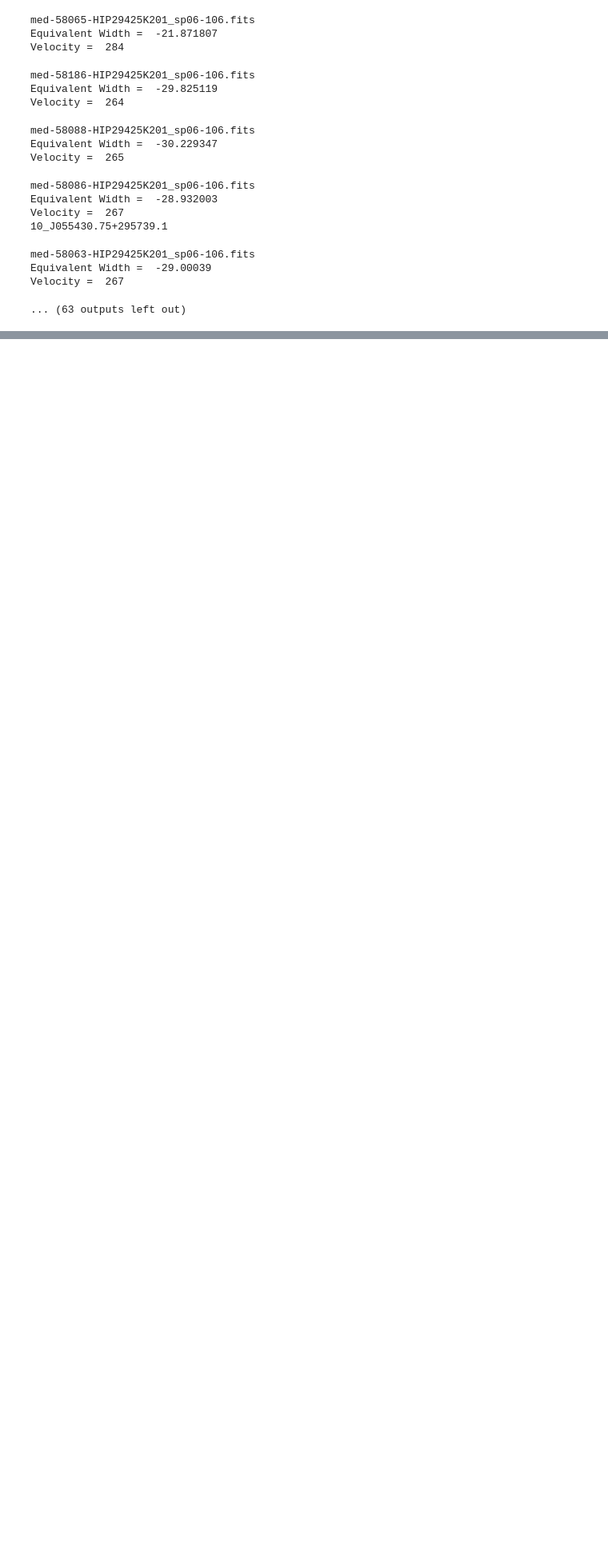
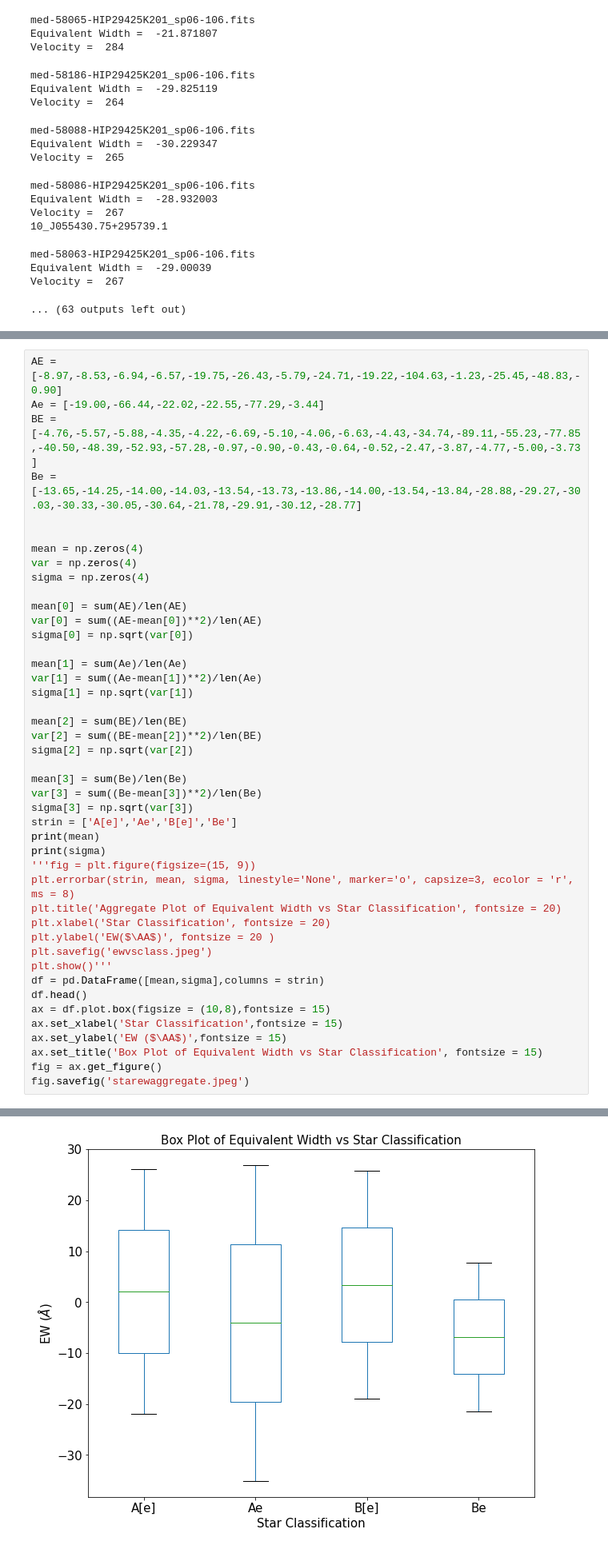
Before and after one commit to luciferAT02/SRFP-2021, a Jupyter notebook: MRS_Final_Analysis.ipynb, the cells around one changed output, grey strips where cells are left out. Shown at 80% size. Drawn from its saved outputs; the diff is of its cells as text; blank space fills up the shorter version.

```diff
--- a/MRS_Final_Analysis.ipynb
+++ b/MRS_Final_Analysis.ipynb
@@ -287,0 +341,45 @@ Velocity =  267
+# %%
+AE = [-8.97,-8.53,-6.94,-6.57,-19.75,-26.43,-5.79,-24.71,-19.22,-104.63,-1.23,-25.45,-48.83,-0.90]
+Ae = [-19.00,-66.44,-22.02,-22.55,-77.29,-3.44]
+BE = [-4.76,-5.57,-5.88,-4.35,-4.22,-6.69,-5.10,-4.06,-6.63,-4.43,-34.74,-89.11,-55.23,-77.85,-40.50,-48.39,-52.93,-57.28,-0.97,-0.90,-0.43,-0.64,-0.52,-2.47,-3.87,-4.77,-5.00,-3.73]
+Be = [-13.65,-14.25,-14.00,-14.03,-13.54,-13.73,-13.86,-14.00,-13.54,-13.84,-28.88,-29.27,-30.03,-30.33,-30.05,-30.64,-21.78,-29.91,-30.12,-28.77]
+
+
+mean = np.zeros(4)
+var = np.zeros(4)
+sigma = np.zeros(4)
+
+mean[0] = sum(AE)/len(AE)
+var[0] = sum((AE-mean[0])**2)/len(AE)
+sigma[0] = np.sqrt(var[0])
+
+mean[1] = sum(Ae)/len(Ae)
+var[1] = sum((Ae-mean[1])**2)/len(Ae)
+sigma[1] = np.sqrt(var[1])
+
+mean[2] = sum(BE)/len(BE)
+var[2] = sum((BE-mean[2])**2)/len(BE)
+sigma[2] = np.sqrt(var[2])
+
+mean[3] = sum(Be)/len(Be)
+var[3] = sum((Be-mean[3])**2)/len(Be)
+sigma[3] = np.sqrt(var[3])
+strin = ['A[e]','Ae','B[e]','Be']
+print(mean)
+print(sigma)
+'''fig = plt.figure(figsize=(15, 9))
+plt.errorbar(strin, mean, sigma, linestyle='None', marker='o', capsize=3, ecolor = 'r', ms = 8)
+plt.title('Aggregate Plot of Equivalent Width vs Star Classification', fontsize = 20)
+plt.xlabel('Star Classification', fontsize = 20)
+plt.ylabel('EW($\AA$)', fontsize = 20 )
+plt.savefig('ewvsclass.jpeg')
+plt.show()'''
+df = pd.DataFrame([mean,sigma],columns = strin)
+df.head()
+ax = df.plot.box(figsize = (10,8),fontsize = 15)
+ax.set_xlabel('Star Classification',fontsize = 15)
+ax.set_ylabel('EW ($\AA$)',fontsize = 15)
+ax.set_title('Box Plot of Equivalent Width vs Star Classification', fontsize = 15)
+fig = ax.get_figure()
+fig.savefig('starewaggregate.jpeg')
+# %% [output]
@@ -287,0 +388 @@ Velocity =  267
+[figure, added]
```
Also changed, not shown: parts of 4 cells of this notebook.
